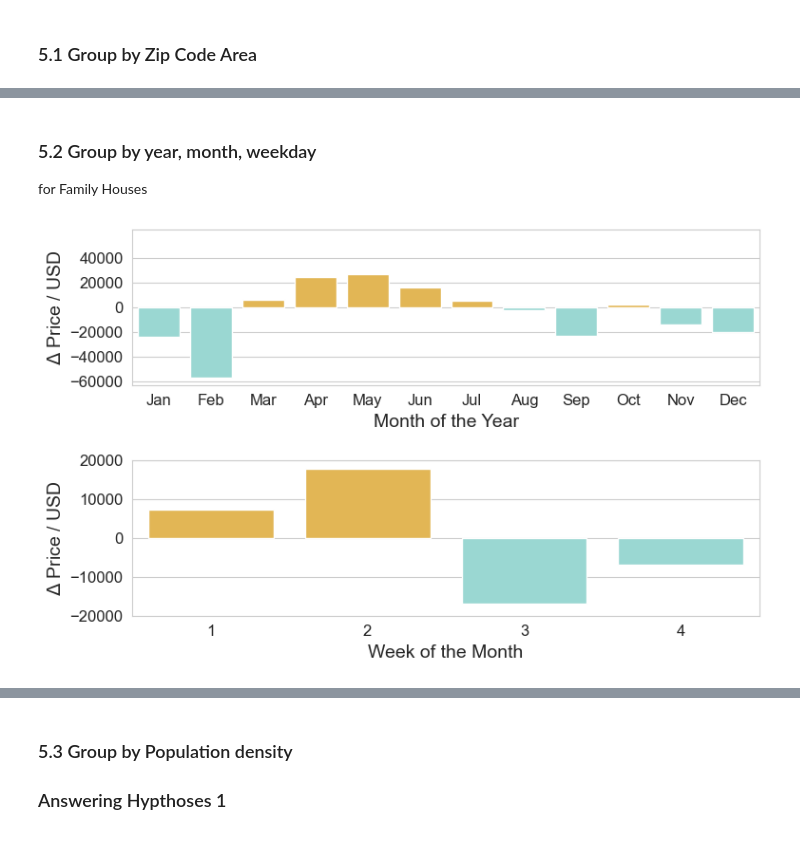
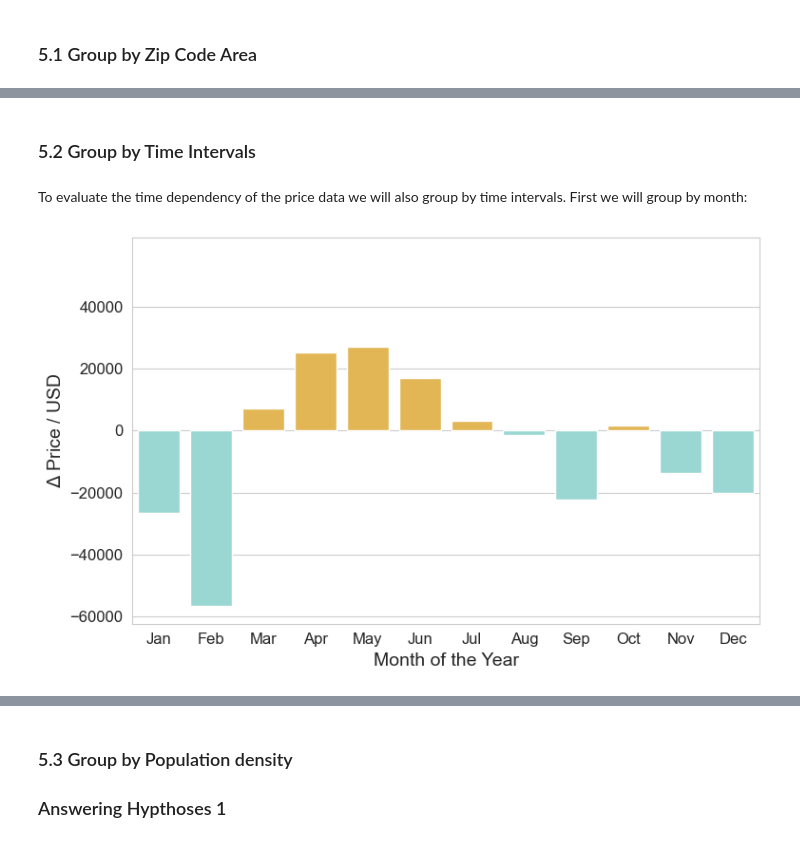
Before and after one commit to loukra/King_County_Housing_EDA, a Jupyter notebook: EDA.ipynb, the cells around one changed output, grey strips where cells are left out. Cells and saved outputs as stored; diff of their text form; code cells hidden in the pictures.

```diff
--- a/EDA.ipynb
+++ b/EDA.ipynb
@@ -277,4 +263,3 @@ df['month_sold'] = df.date.dt.month
 df['weekday_sold'] = df.date.dt.weekday
 df['day_sold'] = df.date.dt.day
 df['week_month'] = df['day_sold'].apply(lambda d: (d-1) // 7 + 1 if d < 28 else 4)
-df['time_diff'] = df['year_sold'] - df['yr_built']
@@ -290,43 +279,45 @@ zip_shape_df = gpd.read_file('data/Zipcodes/Zipcodes_for_King_County_and_Surroun
 # %%
-
+#get zip codes from King County
 zip_shape_df = zip_shape_df[zip_shape_df.COUNTY_NAM == 'King County']
 
+#rename zip column to ZIP
 pop_dens = pop_dens.rename({'zip':'ZIP'},inplace=False,axis=1)
 
+#merge both dataframes on ZIP Column
 if not 'population_density' in zip_shape_df.columns:
     zip_shape_df= zip_shape_df.merge(pop_dens[['ZIP','population','population_density']],how='left',on='ZIP')
 
 
-
+#Plot Population density of King County
 cmap = plt.cm.autumn_r  # define the colormap
 # extract all colors from the .autmn_r
 cmaplist = [cmap(i) for i in range(cmap.N)]
+sns.set_style('white')
 
-
-# create the new map
+# create a new colormap
 cmap = mpl.colors.LinearSegmentedColormap.from_list(
     'Custom cmap', cmaplist, cmap.N)
 
 # define the bins and normalize
+#set bounds to 5 - 95 % interval to deal with outliers
 bounds = np.linspace(np.round(zip_shape_df.population_density.quantile(q=0.05),-1), np.round(zip_shape_df.population_density.quantile(q=0.95),-1), 11)
-norm = mpl.colors.BoundaryNorm(bounds, cmap.N, clip = True)
+norm = mpl.colors.BoundaryNorm(bounds, cmap.N, clip = True) #out of bounds values will be mapped to 0 or 1
 
-
-
-
-
-
+#plot population density per ZIP code area on map
 fig, [ax1, ax2] = plt.subplots(1,2,figsize=(10, 4),gridspec_kw={'width_ratios': [50, 1]},)
 plt.tight_layout(pad=-10)
 zip_shape_df.plot(ax=ax1, edgecolor='black', alpha=0.8, column='population_density',cmap=cmap,categorical = False,linewidth=0.5,norm = norm,legend=False)
 
+#plot colorbar next to the map
 cb = mpl.colorbar.ColorbarBase(ax2, cmap=cmap, norm=norm,
      spacing='proportional', ticks=bounds, boundaries=bounds, format='%1i')
 
+#remove ticks from map
 ax1.tick_params(
     axis='both', bottom=False, left=False,
     labelbottom=False, labelleft=False)
 
+#set labels etc.
 ax1.set_title('Population density by zipcode-area', size=18)
 ax2.set_ylabel('people per sq. mi.', size=18)
 
@@ -357,3 +352,4 @@ df_zip.head(3)
 # %% [markdown]
-### 5.2 Group by year, month, weekday
-for Family Houses
+### 5.2 Group by Time Intervals
+# %% [markdown]
+To evaluate the time dependency of the price data we will also group by time intervals. First we will group by month:
@@ -360,35 +358,28 @@ for Family Houses
 # %%
-#filtered data: only houses with bedrooms between
-df_s = df[df.bedrooms > 3][df.bedrooms < 7]
-
-dm_month = df_s.groupby('month_sold').mean() - df_s.price.mean()
-dm_week_month = df_s.groupby('week_month').mean() - df_s.price.mean()
-
-
 sns.set_style('whitegrid')
-fig, [ax3,ax4] = plt.subplots(2,1)
+fig, ax3 = plt.subplots()
 f3 = sns.barplot(data=dm_month,x=dm_month.index,y=dm_month.price,ax=ax3, color = np.array([249, 191, 62])/255)
 f4 = sns.barplot(data=dm_week_month,x=dm_week_month.index,y=dm_week_month.price,ax=ax4, color = np.array([249, 191, 62])/255)
 
 f3.set_ylim(- dm_month.price.abs().max() * 1.1,dm_month.price.abs().max() * 1.1)
 f4.set_ylim(- dm_week_month.price.abs().max() * 1.1,dm_week_month.price.abs().max() * 1.1)
 [x.set_facecolor(np.array([np.array([154, 215, 210])/255])) for x in f3.patches if x.get_height() < 0 ]#
 [x.set_facecolor(np.array([np.array([154, 215, 210])/255])) for x in f4.patches if x.get_height() < 0 ]
 f3.set_yticks(np.arange(-60000,60000,20000))
 f4.set_yticks(np.arange(-20000,21000,10000))
 f4.set_ylim(-20000,20000)
 f4.set_ylabel('$\Delta$ Price / USD',fontsize = 14)
 f3.set_ylabel('$\Delta$ Price / USD',fontsize = 14)
 f3.set_xlabel('Month of the Year',fontsize = 14)
 f4.set_xlabel('Week of the Month',fontsize = 14)
 plt.tight_layout()
 
 f3.set_xticks(np.arange(0,12,1))
 f3.set_xticklabels([x[:3] for x in list(calendar.month_name)[1:]],fontsize = 12)
 f4.set_xticklabels([1,2,3,4], fontsize = 12)
 f3.set_yticklabels(f3.get_yticklabels(), fontsize = 12)
 plt.xticks(fontsize = 12)
 plt.yticks(fontsize = 12)
 plt.show()
 # %% [output]
-[figure, old version]
+[figure, new version]
```
Also changed, not shown: parts of 37 cells of this notebook.
